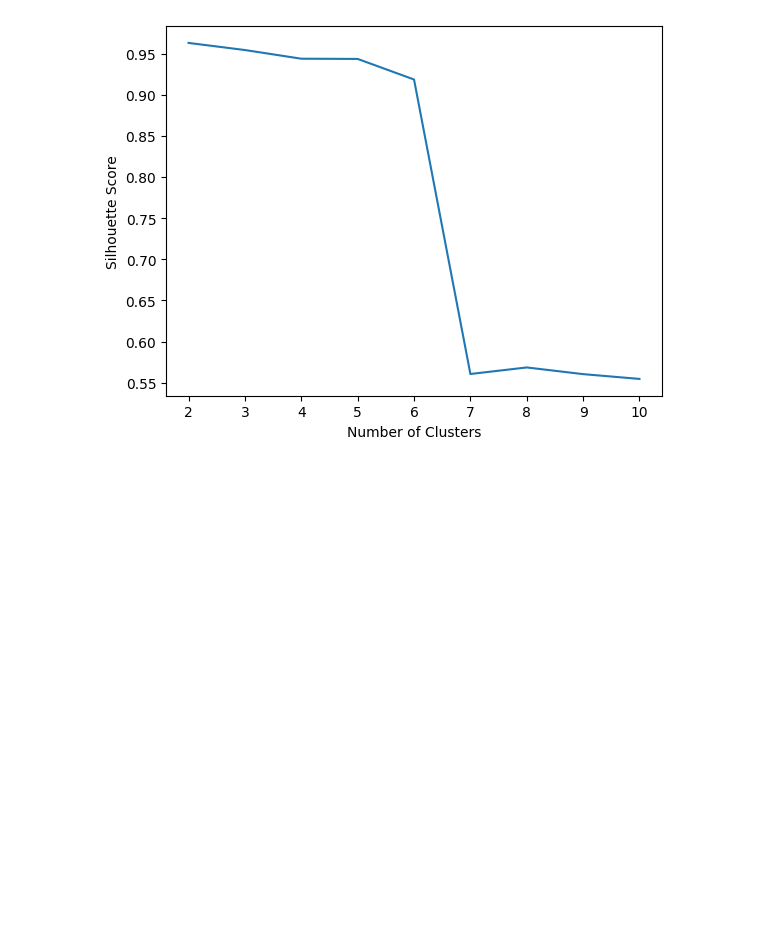
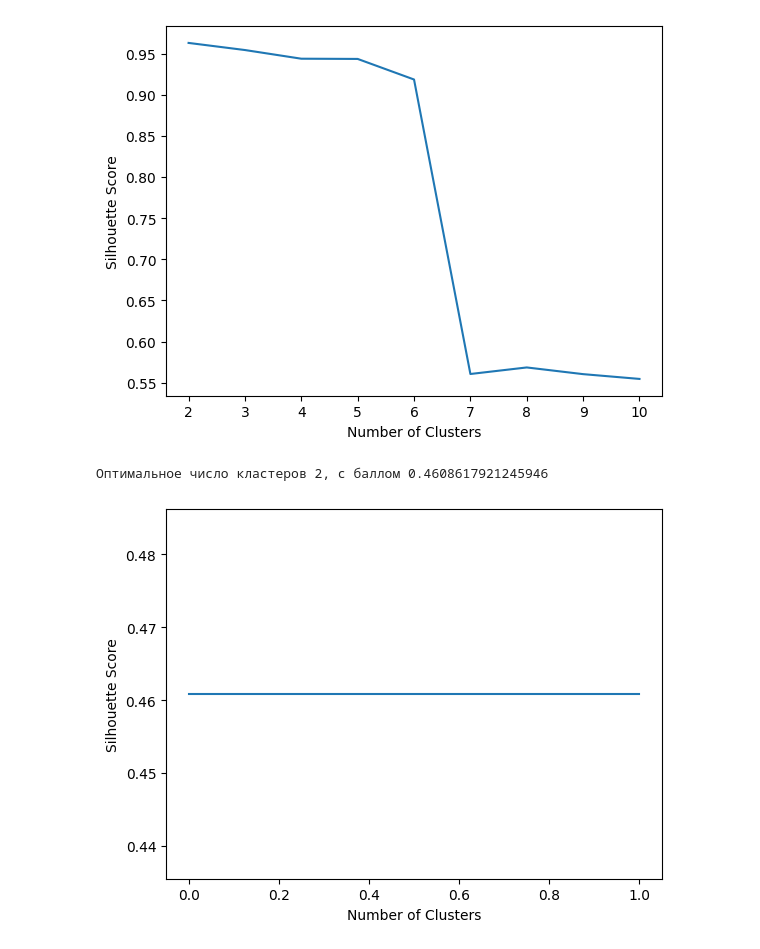
Before and after one commit to fluffymouses/fluffymouses, a Jupyter notebook: lab4/Задание_4.ipynb, the cells around one changed output. Drawn from its saved outputs; the diff is of its cells as text; code cells hidden in the pictures; blank space fills up the shorter version.

```diff
--- a/lab4/Задание_4.ipynb
+++ b/lab4/Задание_4.ipynb
@@ -393,3 +459,24 @@ plt.show()
 # %% [output]
 Оптимальное число кластеров 2, с баллом 0.9629046816219513
 [figure]
+# %%
+from sklearn.cluster import DBSCAN
+scores = []
+# scores2 = []
+for e in [0.004072516544814682, 0.0007695872189155274]:
+    model = DBSCAN(eps=e, min_samples=3)
+    model.fit(X_scaled)
+    score = silhouette_score(X_scaled, model.labels_)
+
+    scores.append(score)
+
+
+print(f"Оптимальное число кластеров {scores.index(max(scores)) + 2}, с баллом {max(scores)}")
+# Визуализация результатов
+plt.plot(range(0, 2), scores)
+plt.xlabel('Number of Clusters')
+plt.ylabel('Silhouette Score')
+plt.show()
+# %% [output]
+Оптимальное число кластеров 2, с баллом 0.4608617921245946
+[figure, added]
```
Also changed, not shown: parts of 15 cells of this notebook.
